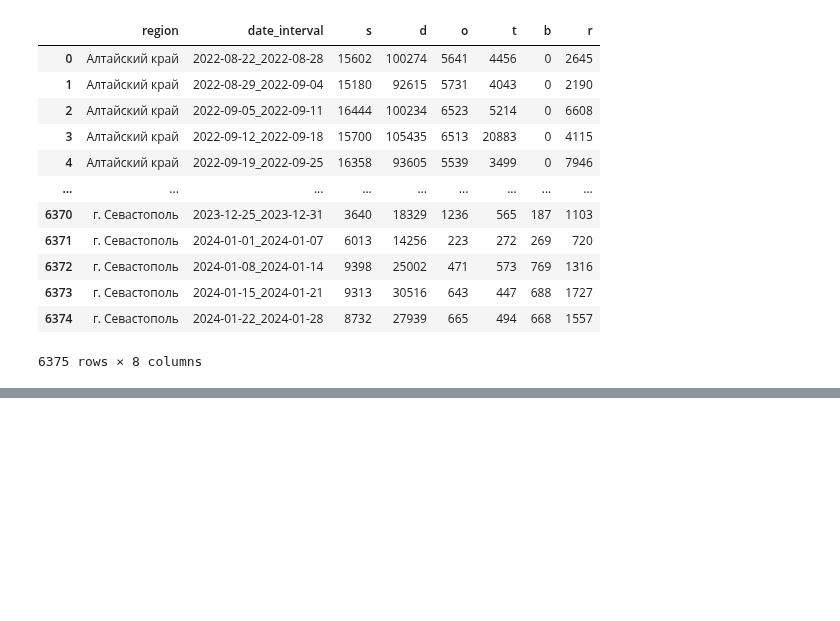
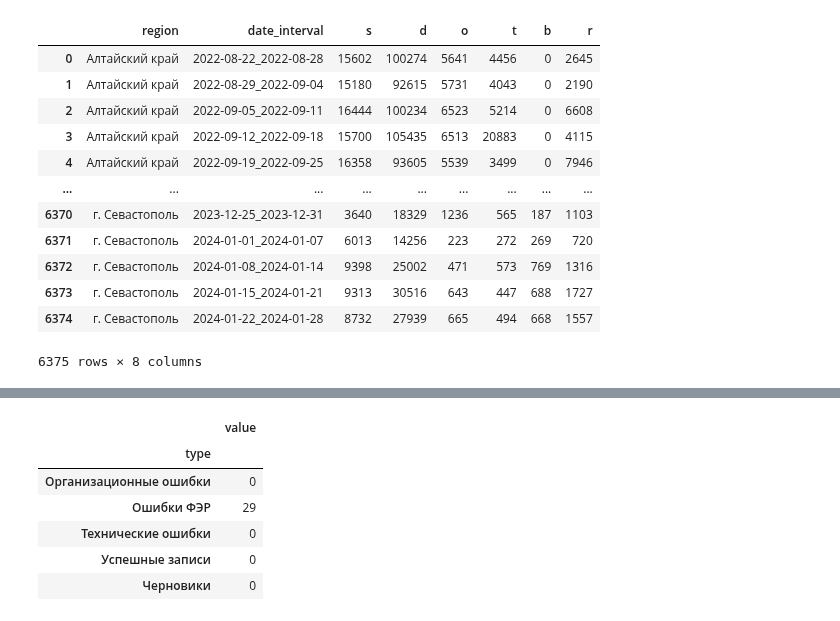
Before and after one commit to s-eremeev/eremeev, a Jupyter notebook: work/scripts/validation_tsifrimed.ipynb, the cells around one changed output, grey strips where cells are left out. Drawn from its saved outputs; the diff is of its cells as text; code cells hidden in the pictures; blank space fills up the shorter version.

```diff
--- a/work/scripts/validation_tsifrimed.ipynb
+++ b/work/scripts/validation_tsifrimed.ipynb
@@ -999,0 +1057,10 @@ df_test
+# %%
+df_stat_11_12[df_stat_11_12["real_region_name"] == "Кемская волость"][["type", "value"]].groupby("type").sum()
+# %% [output]
+|  | value |
+| type |  |
+| Организационные ошибки | 0 |
+| Ошибки ФЭР | 29 |
+| Технические ошибки | 0 |
+| Успешные записи | 0 |
+| Черновики | 0 |
```
Also changed, not shown: parts of 18 cells of this notebook, 1 other file.
